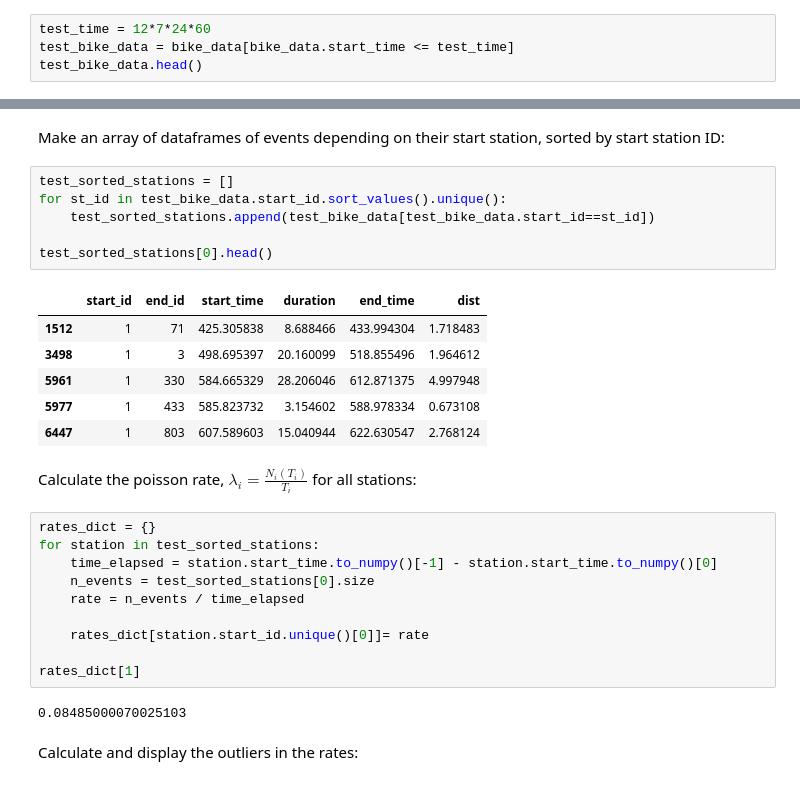
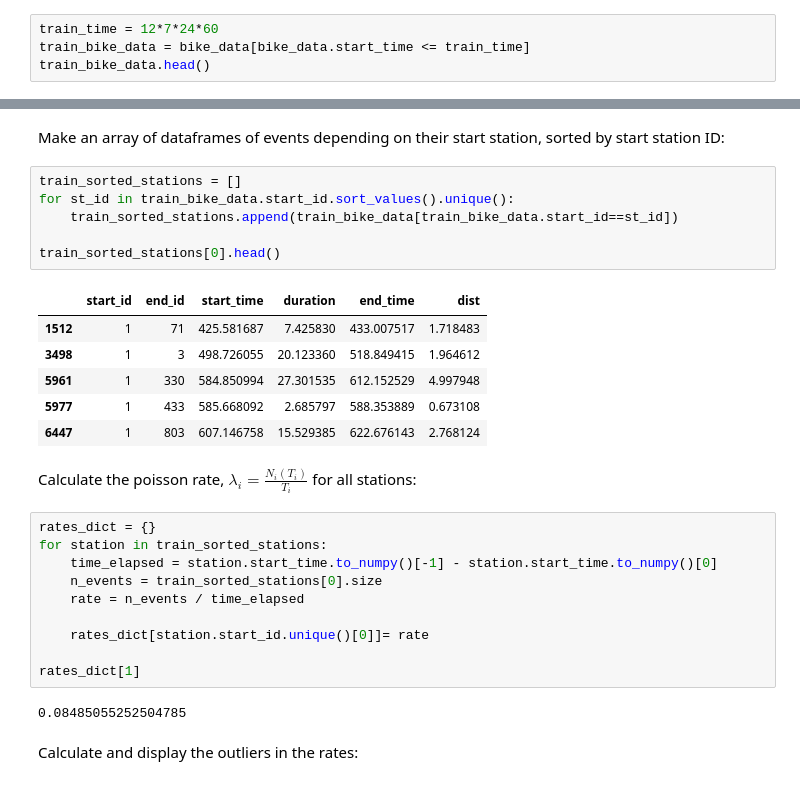
Before and after one commit to carlosaccp/Santander-SE-ME, a Jupyter notebook: analysis/fit_poisson.ipynb, the cells around one changed output, grey strips where cells are left out. Saved outputs shown, nothing was run; the diff lists cells and outputs as text.

```diff
--- a/analysis/fit_poisson.ipynb
+++ b/analysis/fit_poisson.ipynb
@@ -59,6 +54,6 @@ bike_data = bike_data.sort_values(by=["start_time"])
 # %% [markdown]
 Split data into train-test sets by making the first 12 weeks test data:
 # %%
-test_time = 12*7*24*60
-test_bike_data = bike_data[bike_data.start_time <= test_time]
-test_bike_data.head()
+train_time = 12*7*24*60
+train_bike_data = bike_data[bike_data.start_time <= train_time]
+train_bike_data.head()
@@ -65,32 +67,32 @@ test_bike_data.head()
 # %% [markdown]
 Make an array of dataframes of events depending on their start station, sorted by start station ID:
 # %%
-test_sorted_stations = []
-for st_id in test_bike_data.start_id.sort_values().unique():
-    test_sorted_stations.append(test_bike_data[test_bike_data.start_id==st_id])
+train_sorted_stations = []
+for st_id in train_bike_data.start_id.sort_values().unique():
+    train_sorted_stations.append(train_bike_data[train_bike_data.start_id==st_id])
 
-test_sorted_stations[0].head()
+train_sorted_stations[0].head()
 # %% [output]
 |  | start_id | end_id | start_time | duration | end_time | dist |
-| 1512 | 1 | 71 | 425.305838 | 8.688466 | 433.994304 | 1.718483 |
-| 3498 | 1 | 3 | 498.695397 | 20.160099 | 518.855496 | 1.964612 |
-| 5961 | 1 | 330 | 584.665329 | 28.206046 | 612.871375 | 4.997948 |
-| 5977 | 1 | 433 | 585.823732 | 3.154602 | 588.978334 | 0.673108 |
-| 6447 | 1 | 803 | 607.589603 | 15.040944 | 622.630547 | 2.768124 |
+| 1512 | 1 | 71 | 425.581687 | 7.425830 | 433.007517 | 1.718483 |
+| 3498 | 1 | 3 | 498.726055 | 20.123360 | 518.849415 | 1.964612 |
+| 5961 | 1 | 330 | 584.850994 | 27.301535 | 612.152529 | 4.997948 |
+| 5977 | 1 | 433 | 585.668092 | 2.685797 | 588.353889 | 0.673108 |
+| 6447 | 1 | 803 | 607.146758 | 15.529385 | 622.676143 | 2.768124 |
 # %% [markdown]
 Calculate the poisson rate, $\lambda_i = \frac{N_i(T_i)}{T_i}$ for all stations:
 # %%
 rates_dict = {}
-for station in test_sorted_stations:
+for station in train_sorted_stations:
     time_elapsed = station.start_time.to_numpy()[-1] - station.start_time.to_numpy()[0]
-    n_events = test_sorted_stations[0].size
+    n_events = train_sorted_stations[0].size
     rate = n_events / time_elapsed
 
     rates_dict[station.start_id.unique()[0]]= rate
 
 rates_dict[1]
 # %% [output]
-0.08485000070025103
+0.08485055252504785
 # %% [markdown]
 Calculate and display the outliers in the rates:
 # %%
```
Also changed, not shown: parts of 10 cells of this notebook, 4 other files.
